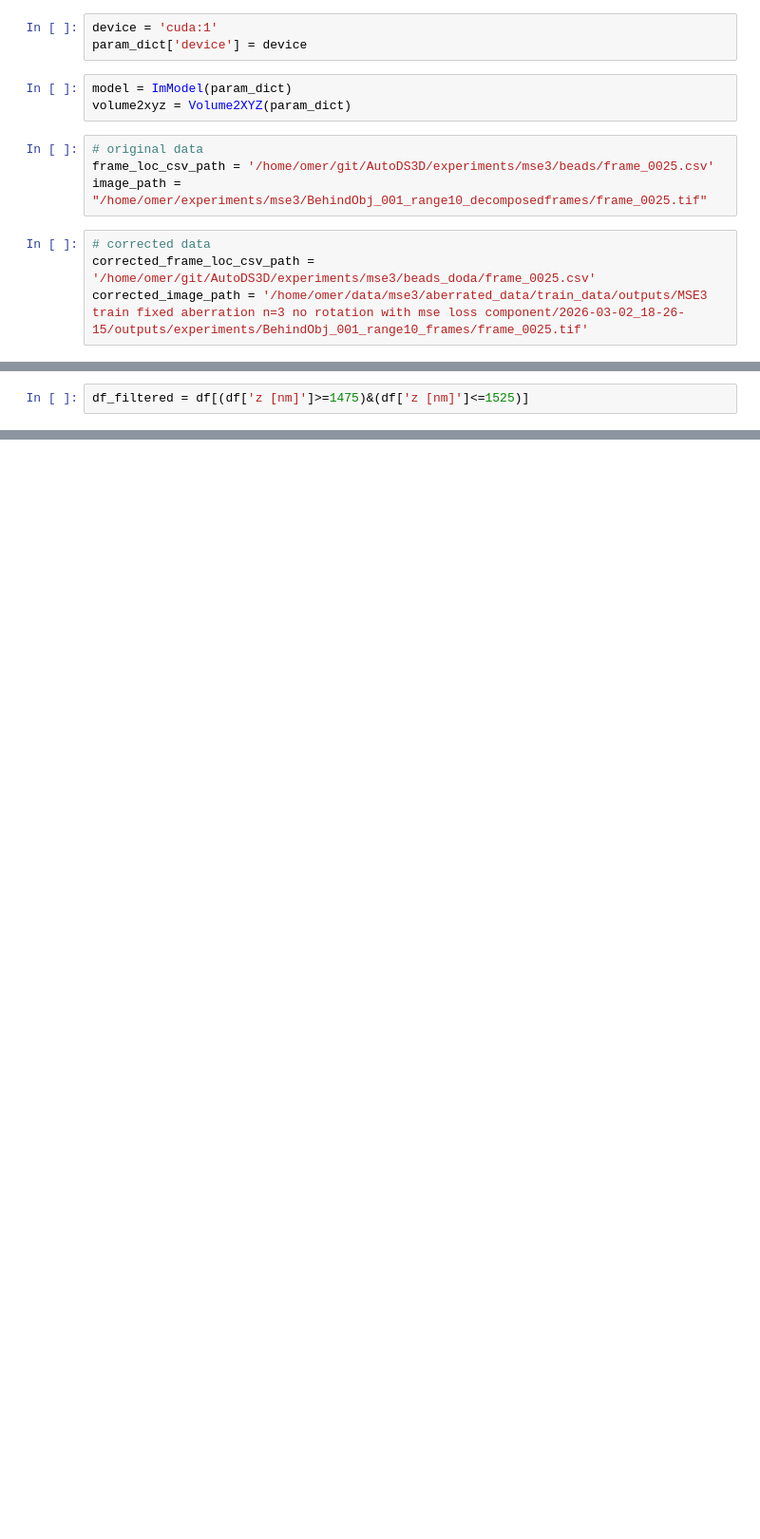
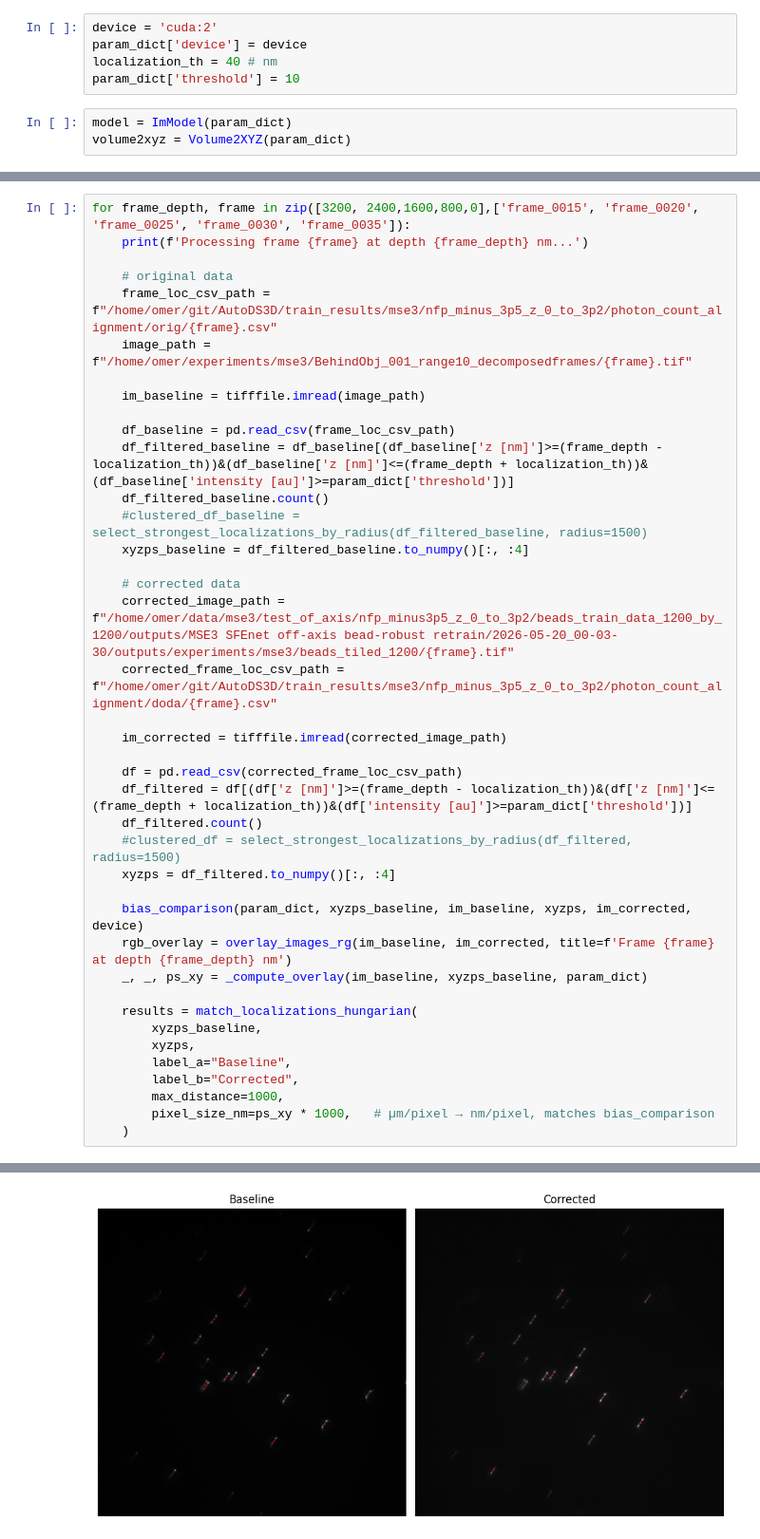
Before and after one commit to Omergottlieb33/AutoDS3D, a Jupyter notebook: notebooks/beads_bias_calculation.ipynb, the cells around one changed output, grey strips where cells are left out. Shown at 95% size. Saved outputs shown, nothing was run; the diff lists cells and outputs as text; blank space fills up the shorter version.

```diff
--- a/notebooks/beads_bias_calculation.ipynb
+++ b/notebooks/beads_bias_calculation.ipynb
@@ -22,14 +290,8 @@ param_dict['threshold'] = 40
 # %%
-device = 'cuda:1'
+device = 'cuda:2'
 param_dict['device'] = device
+localization_th = 40 # nm
+param_dict['threshold'] = 10
 # %%
 model = ImModel(param_dict)
 volume2xyz = Volume2XYZ(param_dict)
-# %%
-# original data
-frame_loc_csv_path = '/home/omer/git/AutoDS3D/experiments/mse3/beads/frame_0025.csv'
-image_path = "/home/omer/experiments/mse3/BehindObj_001_range10_decomposedframes/frame_0025.tif"
-# %%
-# corrected data
-corrected_frame_loc_csv_path = '/home/omer/git/AutoDS3D/experiments/mse3/beads_doda/frame_0025.csv'
-corrected_image_path = '/home/omer/data/mse3/aberrated_data/train_data/outputs/MSE3 train fixed aberration n=3 no rotation with mse loss component/2026-03-02_18-26-15/outputs/experiments/BehindObj_001_range10_frames/frame_0025.tif'
@@ -47,2 +297,0 @@ df.head()
-# %%
-df_filtered = df[(df['z [nm]']>=1475)&(df['z [nm]']<=1525)]
@@ -141,0 +301,41 @@ else:
+# %%
+for frame_depth, frame in zip([3200, 2400,1600,800,0],['frame_0015', 'frame_0020', 'frame_0025', 'frame_0030', 'frame_0035']):
+    print(f'Processing frame {frame} at depth {frame_depth} nm...')
+
+    # original data
+    frame_loc_csv_path = f"/home/omer/git/AutoDS3D/train_results/mse3/nfp_minus_3p5_z_0_to_3p2/photon_count_alignment/orig/{frame}.csv"
+    image_path = f"/home/omer/experiments/mse3/BehindObj_001_range10_decomposedframes/{frame}.tif"
+
+    im_baseline = tifffile.imread(image_path)
+
+    df_baseline = pd.read_csv(frame_loc_csv_path)
+    df_filtered_baseline = df_baseline[(df_baseline['z [nm]']>=(frame_depth - localization_th))&(df_baseline['z [nm]']<=(frame_depth + localization_th))&(df_baseline['intensity [au]']>=param_dict['threshold'])]
+    df_filtered_baseline.count()
+    #clustered_df_baseline = select_strongest_localizations_by_radius(df_filtered_baseline, radius=1500)
+    xyzps_baseline = df_filtered_baseline.to_numpy()[:, :4]
+
+    # corrected data
+    corrected_image_path = f"/home/omer/data/mse3/test_of_axis/nfp_minus3p5_z_0_to_3p2/beads_train_data_1200_by_1200/outputs/MSE3 SFEnet off-axis bead-robust retrain/2026-05-20_00-03-30/outputs/experiments/mse3/beads_tiled_1200/{frame}.tif"
+    corrected_frame_loc_csv_path = f"/home/omer/git/AutoDS3D/train_results/mse3/nfp_minus_3p5_z_0_to_3p2/photon_count_alignment/doda/{frame}.csv"
+
+    im_corrected = tifffile.imread(corrected_image_path)
+
+    df = pd.read_csv(corrected_frame_loc_csv_path)
+    df_filtered = df[(df['z [nm]']>=(frame_depth - localization_th))&(df['z [nm]']<=(frame_depth + localization_th))&(df['intensity [au]']>=param_dict['threshold'])]
+    df_filtered.count()
+    #clustered_df = select_strongest_localizations_by_radius(df_filtered, radius=1500)
+    xyzps = df_filtered.to_numpy()[:, :4]
+
+    bias_comparison(param_dict, xyzps_baseline, im_baseline, xyzps, im_corrected, device)
+    rgb_overlay = overlay_images_rg(im_baseline, im_corrected, title=f'Frame {frame} at depth {frame_depth} nm')
+    _, _, ps_xy = _compute_overlay(im_baseline, xyzps_baseline, param_dict)
+
+    results = match_localizations_hungarian(
+        xyzps_baseline,
+        xyzps,
+        label_a="Baseline",
+        label_b="Corrected",
+        max_distance=1000,
+        pixel_size_nm=ps_xy * 1000,   # µm/pixel → nm/pixel, matches bias_comparison
+    )
+# %% [output]
@@ -141,0 +343 @@ else:
+[figure, added]
```
Also changed, not shown: parts of 23 cells of this notebook, 1 other file.
